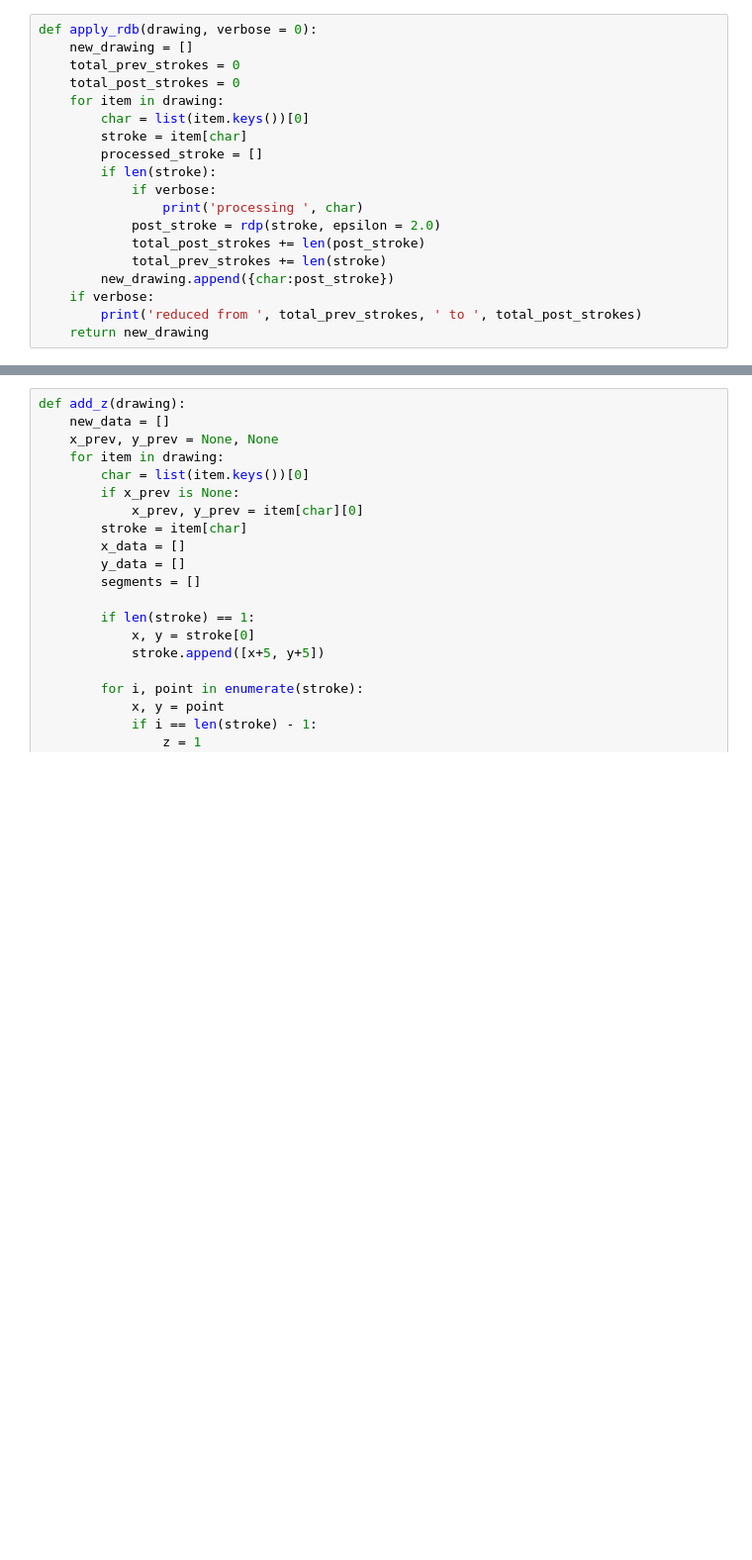
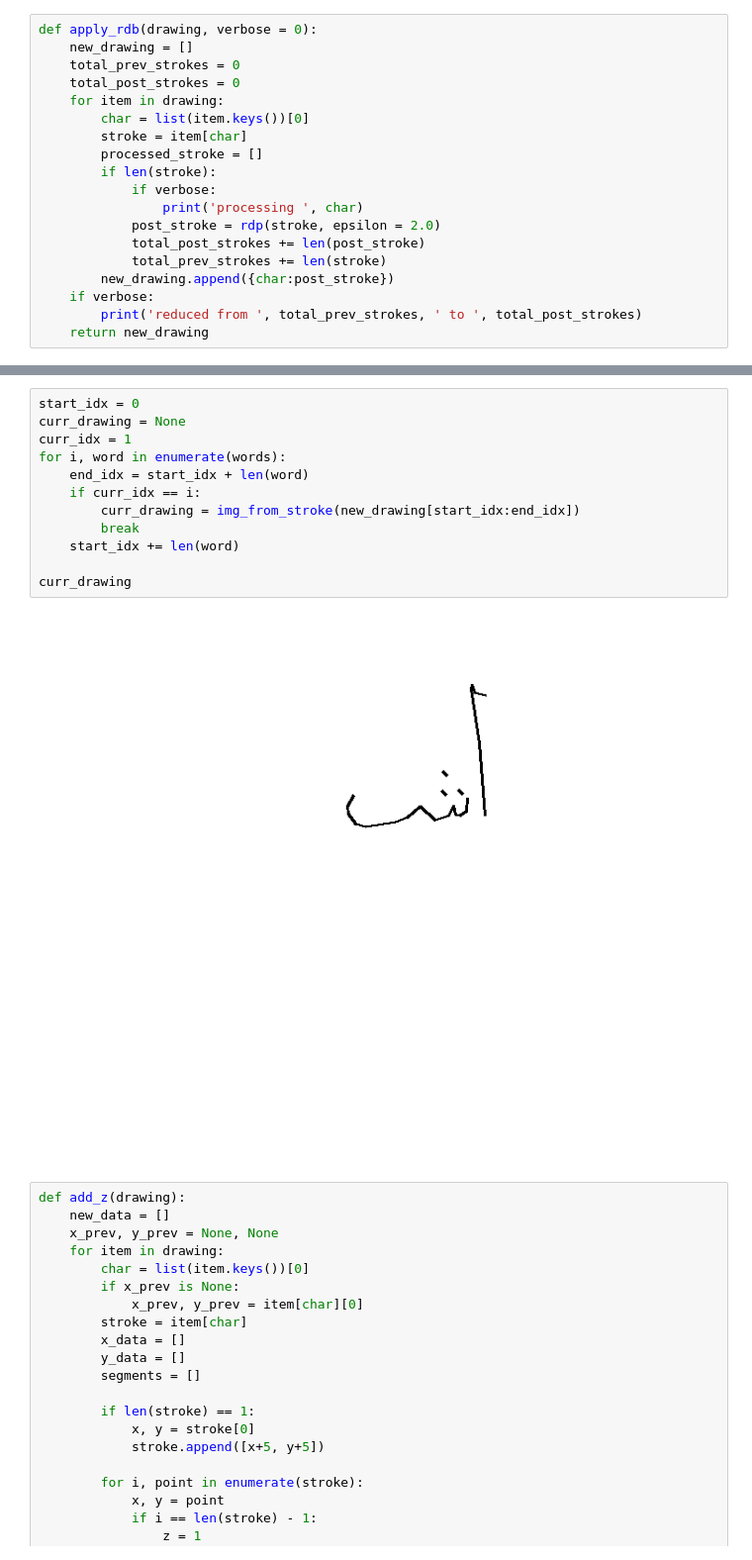
Before and after one commit to ARBML/Calliar, a Jupyter notebook: khatt_server/data npz generator.ipynb, the cells around one changed output, grey strips where cells are left out. Shown: that part at 99% size. Cells and saved outputs as stored; diff of their text form; blank space fills up the shorter version.

```diff
--- a/khatt_server/data npz generator.ipynb
+++ b/khatt_server/data npz generator.ipynb
@@ -71,3 +72,17 @@ img_from_stroke(new_drawing)
+# %%
+start_idx = 0
+curr_drawing = None
+curr_idx = 1
+for i, word in enumerate(words):
+    end_idx = start_idx + len(word)
+    if curr_idx == i:
+        curr_drawing = img_from_stroke(new_drawing[start_idx:end_idx])
+        break
+    start_idx += len(word)
+
+curr_drawing
+# %% [output]
+[figure, added]
 # %%
 def add_z(drawing):
     new_data = []
```
Also changed, not shown: parts of 9 cells of this notebook, 7 other files.
